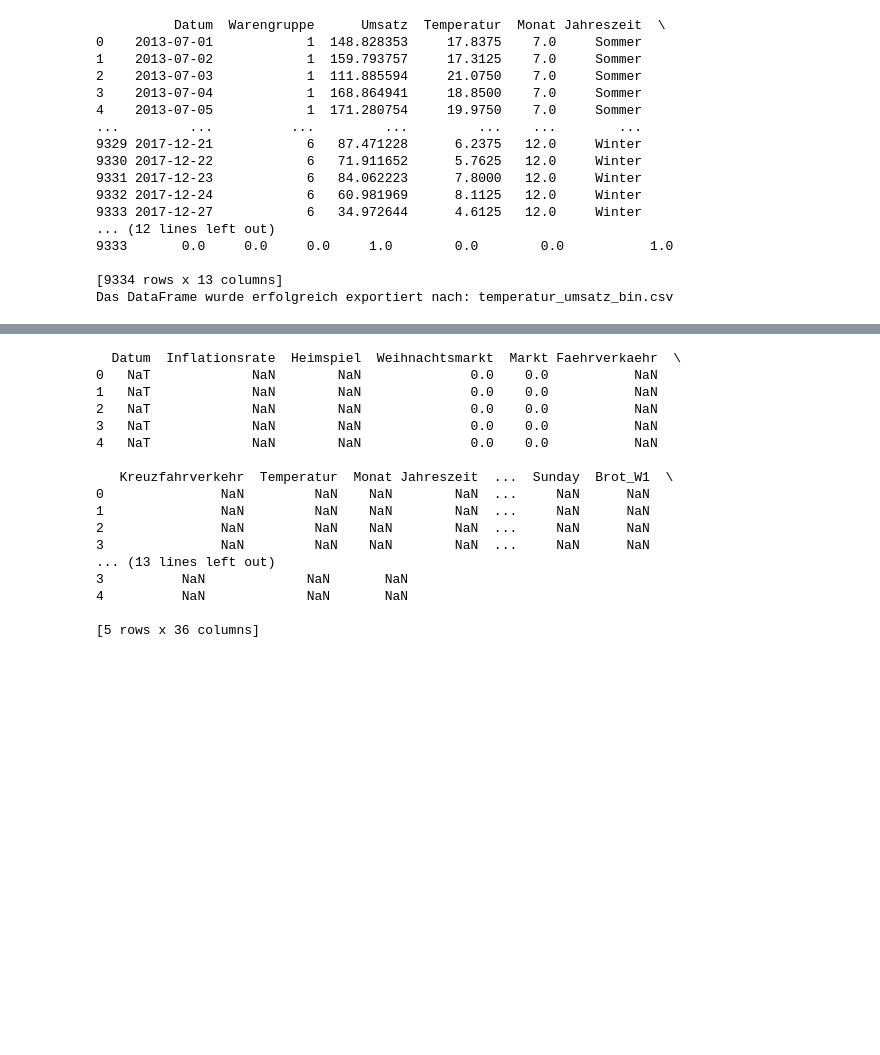
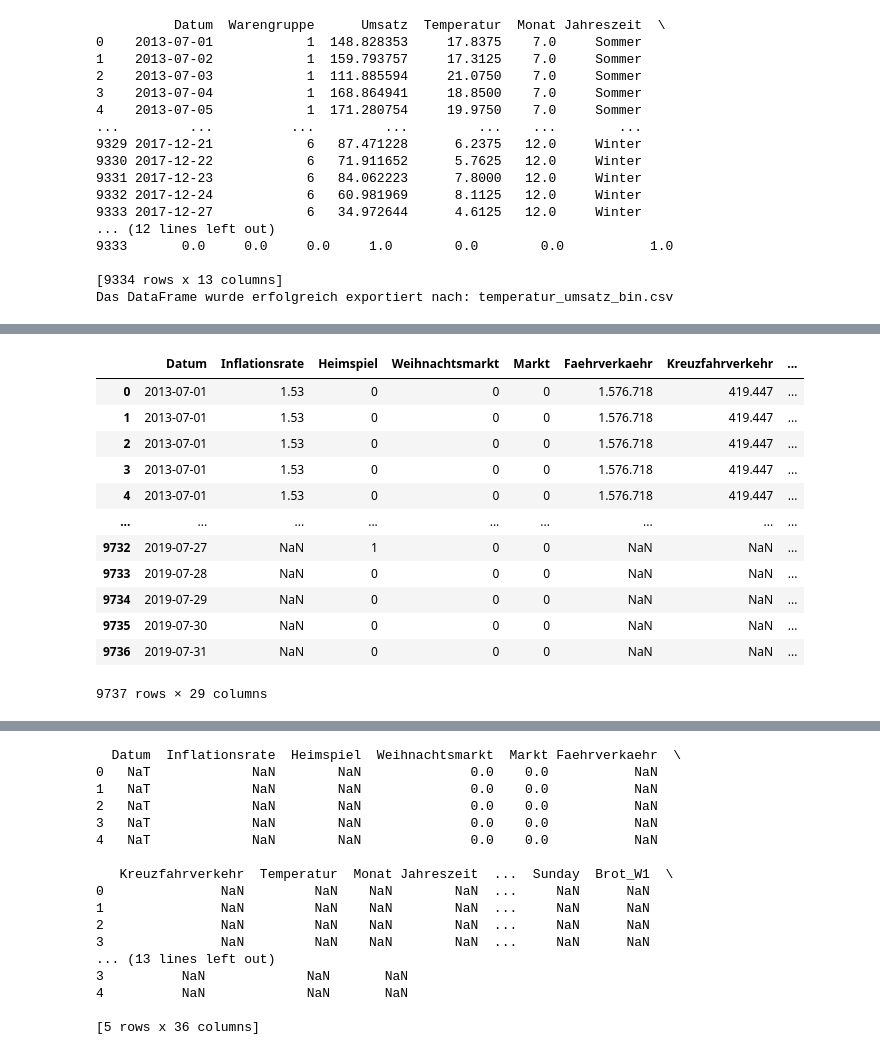
Before and after one commit to Fiesa00/DS_ML_Gr_1.5, a Jupyter notebook: 0_DataPreparation/Variablen.ipynb, the cells around one changed output, grey strips where cells are left out. Saved outputs shown, nothing was run; the diff lists cells and outputs as text; code cells hidden in the pictures; blank space fills up the shorter version.

```diff
--- a/0_DataPreparation/Variablen.ipynb
+++ b/0_DataPreparation/Variablen.ipynb
@@ -74,0 +104,48 @@ df_frei=pd.read_csv(frei_csv)
+# %%
+def encode_weekdays(df):
+    """
+    Erstellt für jeden Wochentag eine neue Spalte mit 1 oder 0,
+    basierend auf dem Datum in der 'Datum'-Spalte.
+
+    Parameters:
+    df (pandas.DataFrame): DataFrame mit einer 'Datum'-Spalte im Format 'YYYY-MM-DD'
+
+    Returns:
+    pandas.DataFrame: Original DataFrame mit zusätzlichen Wochentags-Spalten
+    """
+    # Stelle sicher, dass die Datum-Spalte als datetime-Typ vorliegt
+    df['Datum'] = pd.to_datetime(df['Datum'])
+
+    # Erstelle für jeden Wochentag eine neue Spalte
+    weekdays = {
+        'Monday': 0,
+        'Tuesday': 1,
+        'Wednesday': 2,
+        'Thursday': 3,
+        'Friday': 4,
+        'Saturday': 5,
+        'Sunday': 6
+    }
+
+    for day, day_num in weekdays.items():
+        df[day] = (df['Datum'].dt.dayofweek == day_num).astype(int)
+
+    return df
+# %%
+df_blub = encode_weekdays(df_merged_new)
+# %%
+df_blub
+# %% [output]
+|  | Datum | Inflationsrate | Heimspiel | Weihnachtsmarkt | Markt | Faehrverkaehr | Kreuzfahrverkehr | ... |
+| 0 | 2013-07-01 | 1.53 | 0 | 0 | 0 | 1.576.718 | 419.447 | ... |
+| 1 | 2013-07-01 | 1.53 | 0 | 0 | 0 | 1.576.718 | 419.447 | ... |
+| 2 | 2013-07-01 | 1.53 | 0 | 0 | 0 | 1.576.718 | 419.447 | ... |
+| 3 | 2013-07-01 | 1.53 | 0 | 0 | 0 | 1.576.718 | 419.447 | ... |
+| 4 | 2013-07-01 | 1.53 | 0 | 0 | 0 | 1.576.718 | 419.447 | ... |
+| ... | ... | ... | ... | ... | ... | ... | ... | ... |
+| 9732 | 2019-07-27 | NaN | 1 | 0 | 0 | NaN | NaN | ... |
+| 9733 | 2019-07-28 | NaN | 0 | 0 | 0 | NaN | NaN | ... |
+| 9734 | 2019-07-29 | NaN | 0 | 0 | 0 | NaN | NaN | ... |
+| 9735 | 2019-07-30 | NaN | 0 | 0 | 0 | NaN | NaN | ... |
+| 9736 | 2019-07-31 | NaN | 0 | 0 | 0 | NaN | NaN | ... |
+9737 rows × 29 columns
```
Also changed, not shown: parts of 6 cells of this notebook, 2 other files.
